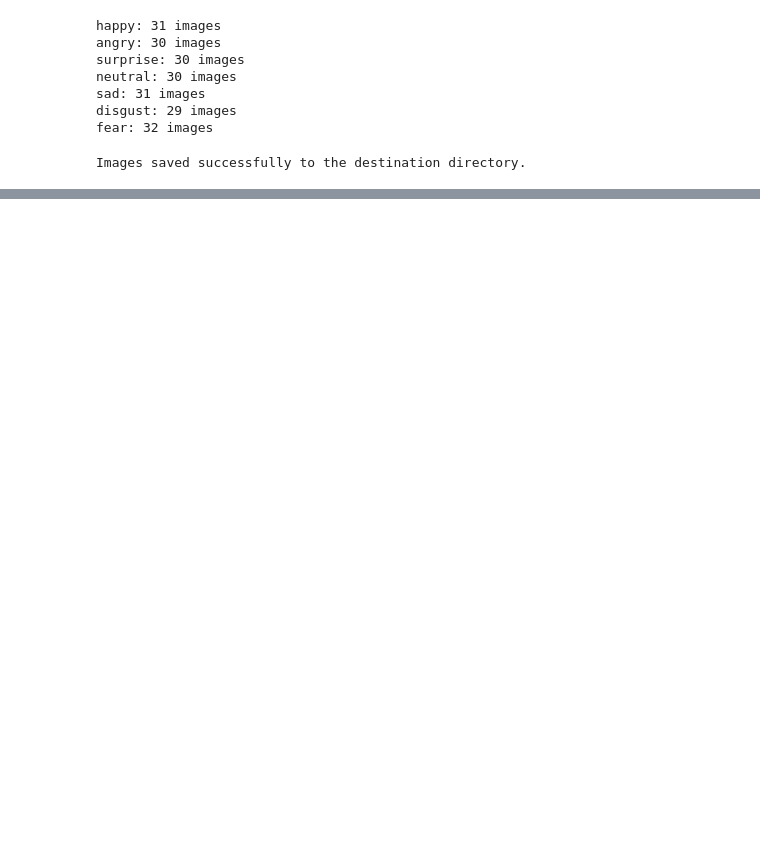
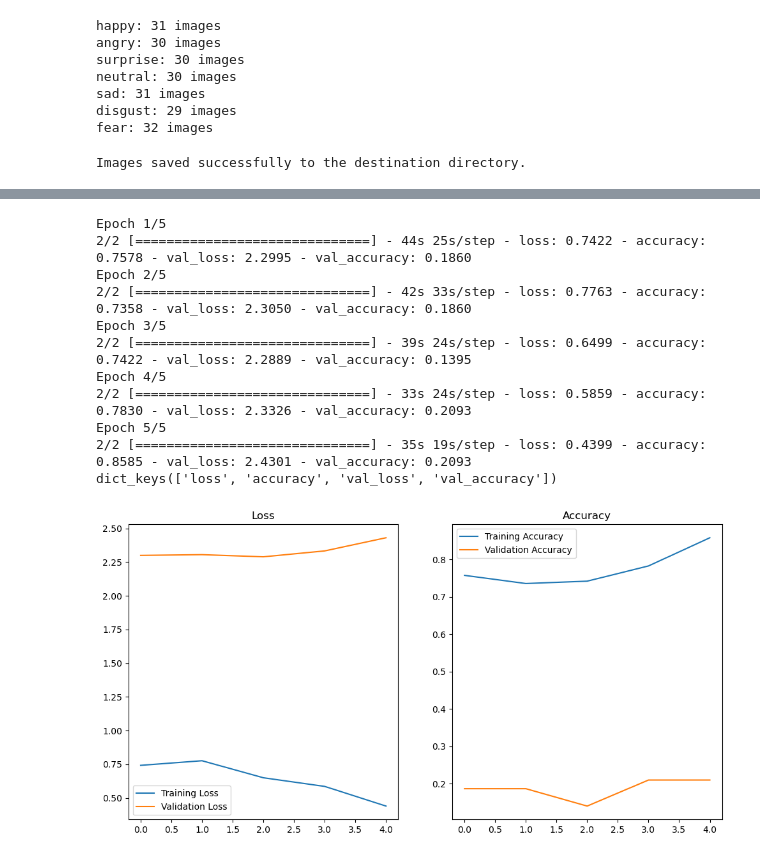
Before and after one commit to dharwai/ck-dataset-fer-2013, a Jupyter notebook: Jaffe_subclass_making.ipynb, the cells around one changed output, grey strips where cells are left out. Drawn from its saved outputs; the diff is of its cells as text; code cells hidden in the pictures; blank space fills up the shorter version.

```diff
--- a/Jaffe_subclass_making.ipynb
+++ b/Jaffe_subclass_making.ipynb
@@ -61,0 +302,46 @@ fear: 32 images
+# %%
+# ... [previous code]
+
+# Train the model
+epochs = 5
+history = model.fit(
+    train_generator,
+    steps_per_epoch=train_generator.samples // train_generator.batch_size,
+    epochs=epochs,
+    validation_data=validation_generator,
+    validation_steps=validation_generator.samples // validation_generator.batch_size + 1  # Adjusted
+)
+
+# Debug: Print keys in history object
+print(history.history.keys())
+
+# Plot training history only if 'val_loss' key exists
+if 'val_loss' in history.history:
+    plt.figure(figsize=(12, 6))
+    plt.subplot(1, 2, 1)
+    plt.plot(history.history['loss'], label='Training Loss')
+    plt.plot(history.history['val_loss'], label='Validation Loss')
+    plt.title('Loss')
+    plt.legend()
+
+    plt.subplot(1, 2, 2)
+    plt.plot(history.history['accuracy'], label='Training Accuracy')
+    plt.plot(history.history['val_accuracy'], label='Validation Accuracy')
+    plt.title('Accuracy')
+    plt.legend()
+    plt.show()
+else:
+    print("Validation loss ('val_loss') not found in history. Check your validation data and steps.")
+# %% [output]
+Epoch 1/5
+2/2 [==============================] - 44s 25s/step - loss: 0.7422 - accuracy: 0.7578 - val_loss: 2.2995 - val_accuracy: 0.1860
+Epoch 2/5
+2/2 [==============================] - 42s 33s/step - loss: 0.7763 - accuracy: 0.7358 - val_loss: 2.3050 - val_accuracy: 0.1860
+Epoch 3/5
+2/2 [==============================] - 39s 24s/step - loss: 0.6499 - accuracy: 0.7422 - val_loss: 2.2889 - val_accuracy: 0.1395
+Epoch 4/5
+2/2 [==============================] - 33s 24s/step - loss: 0.5859 - accuracy: 0.7830 - val_loss: 2.3326 - val_accuracy: 0.2093
+Epoch 5/5
+2/2 [==============================] - 35s 19s/step - loss: 0.4399 - accuracy: 0.8585 - val_loss: 2.4301 - val_accuracy: 0.2093
+dict_keys(['loss', 'accuracy', 'val_loss', 'val_accuracy'])
+[figure, added]
```
Also changed, not shown: parts of 10 cells of this notebook.
